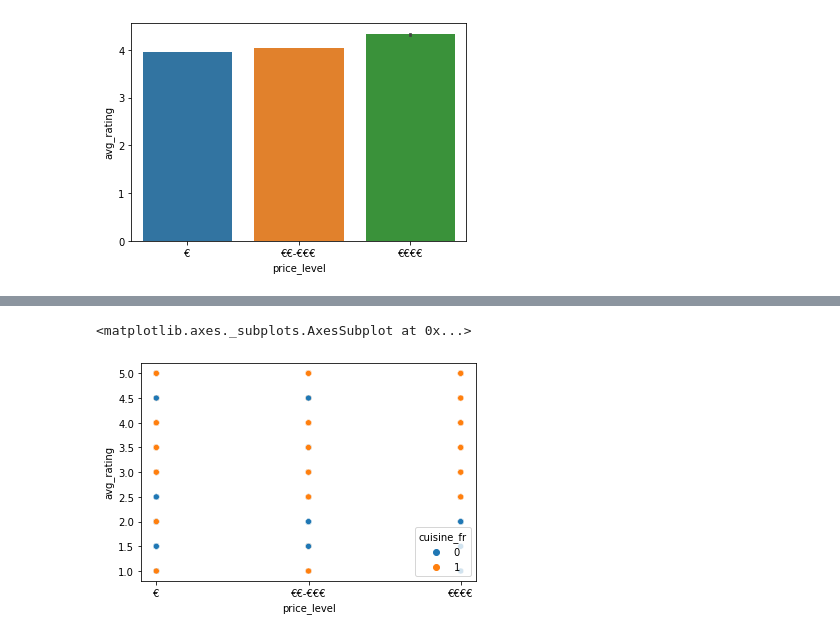
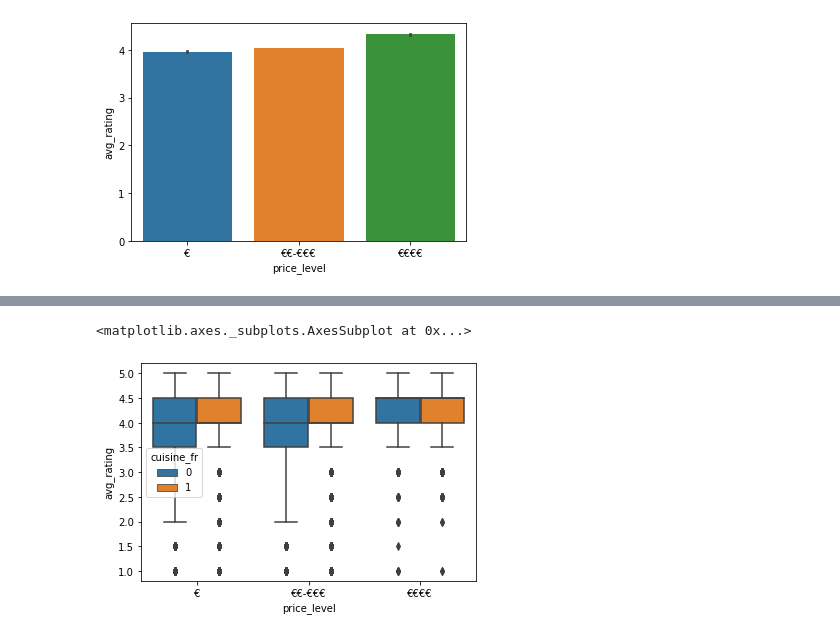
Before and after one commit to Julielebousse/tripadvisor_rating, a Jupyter notebook: Project2_Tripadvisor.ipynb, the cells around one changed output, grey strips where cells are left out. Drawn from its saved outputs; the diff is of its cells as text; code cells hidden in the pictures.

```diff
--- a/Project2_Tripadvisor.ipynb
+++ b/Project2_Tripadvisor.ipynb
@@ -119,8 +109,8 @@ restaurant.corr()
 # %%
-sns.scatterplot(data=restaurant,
+sns.boxplot(data=restaurant,
             x = 'price_level',
             y = 'avg_rating',
            hue = 'cuisine_fr')
 # %% [output]
 <matplotlib.axes._subplots.AxesSubplot at 0x...>
-[figure, old version]
+[figure, new version]
```
Also changed, not shown: parts of 18 cells of this notebook.
